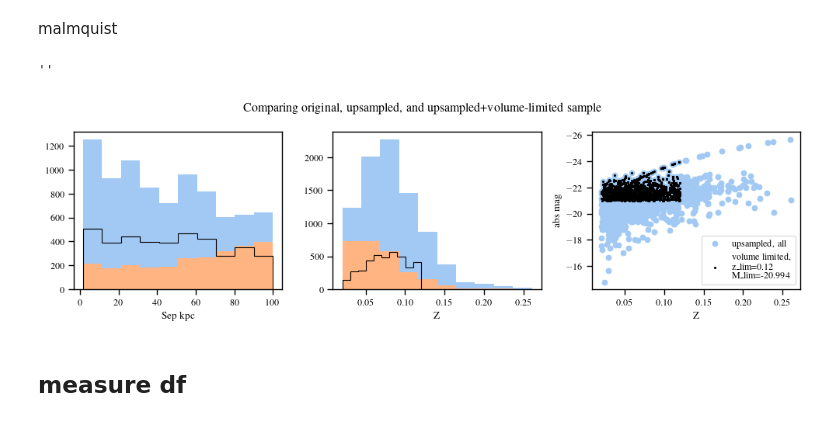
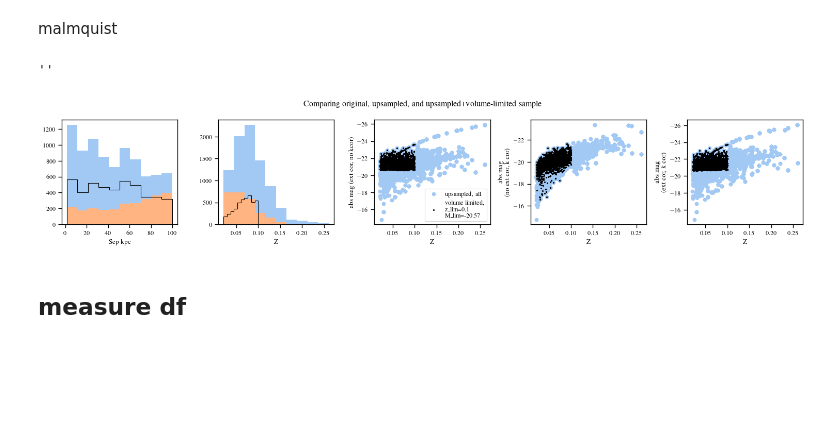
Before and after one commit to insepien/dftime, a Jupyter notebook: liu11.ipynb, the cells around one changed output. Cells and saved outputs as stored; diff of their text form; code cells hidden in the pictures; blank space fills up the shorter version.

Commit message:
add ext correction to abmagKcor

```diff
--- a/liu11.ipynb
+++ b/liu11.ipynb
@@ -121,13 +118,15 @@ Fixed # sys: 1284.0
 ## search in sdss and crossmatch
 # %%
 # load results of sdss search for the original sample
-sdss = pd.read_pickle("specobj_liu11.pkl")
+sdss = pd.read_pickle("~/research-data/df/specobj_liu11.pkl")
 sdss.rename(columns={'plate':'Plate'},inplace=True)
 sdss = sdss.astype(float)
 sdss.reset_index(inplace = True, drop=True)
 # create id = plate-fiber-mjd to merge dfs
 sdss['id'] = [f"{sdss.loc[i].Plate:.0f}-{sdss.loc[i].fiberid:.0f}-{sdss.loc[i].mjd:.0f}" for i in range(sdss.shape[0])]
 liudf['id'] = [f"{liudf.loc[i].Plate:.0f}-{liudf.loc[i].Fiber:.0f}-{liudf.loc[i].MJD:.0f}" for i in range(liudf.shape[0])]
+# get only the pairs from liu
+pairs = liudf[liudf.pid!=0]
 # merge pairs in liu with sdss search
 liuInSpec = pairs.merge(sdss, how='left', on='id')
 liuInSpec.shape
@@ -186,6 +181,10 @@ upsamp_df = pd.concat([liuInSpecFin[liuInSpecFin.pid==i] for i in upsamp_id])
 fulldf = pd.concat([liuInSpecFin,upsamp_df])
 # # total luminosity per system
 # upsamp_Ltot = callum_upsamp(fulldf['lum-r'].values)
+# %%
+fulldf['absmag'] = fulldf.absmagKcor_r + fulldf.k_r
+fulldf['absmag_extcor'] = fulldf.rmag - cosmo.distmod(fulldf.z_x.values).value
+fulldf['absmag_kcor_extcor'] = fulldf.absmag_extcor - fulldf.k_r
 # %% [markdown]
 Check to see upsampling look like paper plot
 # %%
@@ -206,35 +205,47 @@ malmquist
 # %%
 # Malmquist bias correction
 # find Mlim(zlim, m_survey_lim)
-zlim = 0.12
+zlim = 0.1
 Mlim = 17.77 - cosmo.distmod(zlim).value
-abmag_mask = (fulldf.absmag < Mlim)
-zmask = fulldf.z_y < zlim
+abmag_mask = (fulldf.absmag_extcor < Mlim)
+zmask = fulldf.z_x < zlim
 vldf = fulldf[abmag_mask & zmask]
 # upsamp_Ltot_vollim = callum_upsamp(vldf['lum-r'].values)
 
-fig,ax = plt.subplots(1,3,figsize=(10,3))
+fig,ax = plt.subplots(1,5,figsize=(15,3))
 [df.rp.hist(ax=ax[0],grid=False) for df in [fulldf,liuInSpecFin]]
 ax[0].hist(vldf.rp, histtype='step',color='k')
 ax[0].set_xlabel("Sep kpc")
 
 [df.z_x.hist(ax=ax[1],grid=False) for df in [fulldf,liuInSpecFin]]
-ax[1].hist(vldf.z_y, histtype='step', color='k')
+ax[1].hist(vldf.z_x, histtype='step', color='k')
 ax[1].set_xlabel("Z")
 
-ax[2].scatter(liuInSpecFin.z_x, liuInSpecFin.absmag, label='upsampled, all')
-ax[2].scatter(vldf.z_x, vldf.absmag,label=f'volume limited,\nz_lim={zlim}\nM_lim={Mlim:.3f}',c='k',s=2)
+ax[2].scatter(fulldf.z_x, fulldf.absmag_extcor, label='upsampled, all')
+ax[2].scatter(vldf.z_x, vldf.absmag_extcor,label=f'volume limited,\nz_lim={zlim}\nM_lim={Mlim:.2f}',c='k',s=2)
 ax[2].set_xlabel("Z")
-ax[2].set_ylabel("abs mag")
+ax[2].set_ylabel("abs mag (ext cor, no kcor)")
 ax[2].yaxis.set_inverted(True)
 ax[2].legend()
+
+ax[3].scatter(fulldf.z_x, fulldf.absmagKcor_r)
+ax[3].scatter(vldf.z_x, vldf.absmagKcor_r,c='k',s=2)
+ax[3].set_xlabel("Z")
+ax[3].set_ylabel("abs mag\n(no ext cor, k cor)")
+ax[3].yaxis.set_inverted(True)
+
+ax[4].scatter(fulldf.z_x, fulldf.absmag_kcor_extcor)
+ax[4].scatter(vldf.z_x, vldf.absmag_kcor_extcor,c='k',s=2)
+ax[4].set_xlabel("Z")
+ax[4].set_ylabel("abs mag\n(ext cor, k cor)")
+ax[4].yaxis.set_inverted(True)
 
 fig.suptitle("Comparing original, upsampled, and upsampled+volume-limited sample")
 fig.tight_layout()
 ;
 # %% [output]
 ''
-[figure, old version]
+[figure, new version]
 # %% [markdown]
 ## measure df
 # %%
```
Also changed, not shown: parts of 8 cells of this notebook.
